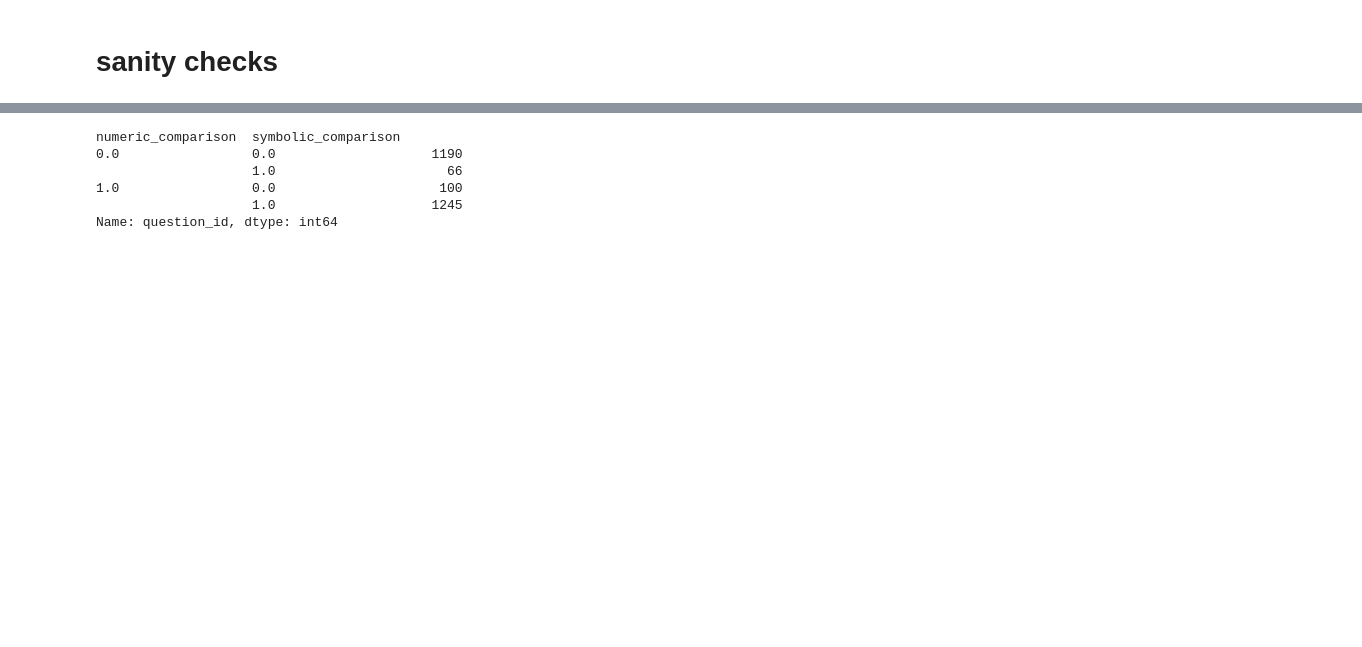
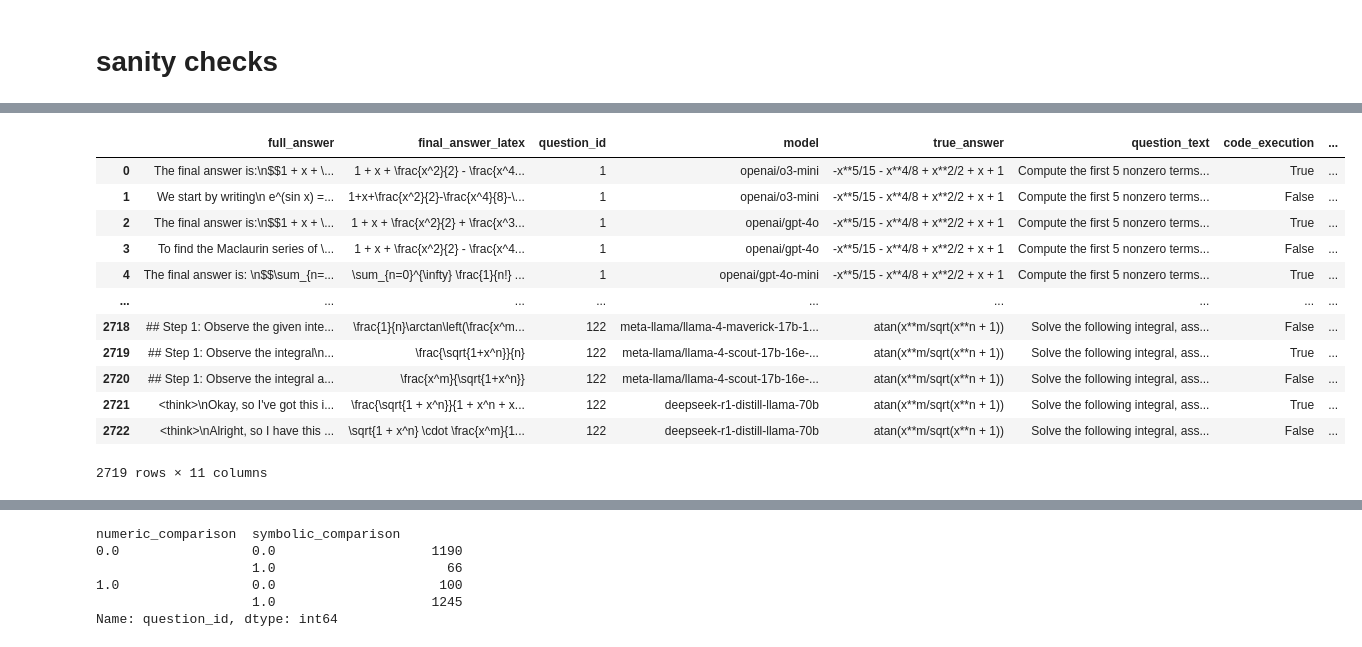
Before and after one commit to RamanujanMachine/ASyMOB, a Jupyter notebook: Test LLM answers - pipelined.ipynb, the cells around one changed output, grey strips where cells are left out. Cells and saved outputs as stored; diff of their text form; code cells hidden in the pictures; blank space fills up the shorter version.

```diff
--- a/Test LLM answers - pipelined.ipynb
+++ b/Test LLM answers - pipelined.ipynb
@@ -225,0 +182,16 @@ combined_df = pd.concat(dfs, ignore_index=True)
+# %%
+checked_results
+# %% [output]
+|  | full_answer | final_answer_latex | question_id | model | true_answer | question_text | code_execution | ... |
+| 0 | The final answer is:\n$$1 + x + \... | 1 + x + \frac{x^2}{2} - \frac{x^4... | 1 | openai/o3-mini | -x**5/15 - x**4/8 + x**2/2 + x + 1 | Compute the first 5 nonzero terms... | True | ... |
+| 1 | We start by writing\n e^(sin x) =... | 1+x+\frac{x^2}{2}-\frac{x^4}{8}-\... | 1 | openai/o3-mini | -x**5/15 - x**4/8 + x**2/2 + x + 1 | Compute the first 5 nonzero terms... | False | ... |
+| 2 | The final answer is:\n$$1 + x + \... | 1 + x + \frac{x^2}{2} + \frac{x^3... | 1 | openai/gpt-4o | -x**5/15 - x**4/8 + x**2/2 + x + 1 | Compute the first 5 nonzero terms... | True | ... |
+| 3 | To find the Maclaurin series of \... | 1 + x + \frac{x^2}{2} - \frac{x^4... | 1 | openai/gpt-4o | -x**5/15 - x**4/8 + x**2/2 + x + 1 | Compute the first 5 nonzero terms... | False | ... |
+| 4 | The final answer is: \n$$\sum_{n=... | \sum_{n=0}^{\infty} \frac{1}{n!} ... | 1 | openai/gpt-4o-mini | -x**5/15 - x**4/8 + x**2/2 + x + 1 | Compute the first 5 nonzero terms... | True | ... |
+| ... | ... | ... | ... | ... | ... | ... | ... | ... |
+| 2718 | ## Step 1: Observe the given inte... | \frac{1}{n}\arctan\left(\frac{x^m... | 122 | meta-llama/llama-4-maverick-17b-1... | atan(x**m/sqrt(x**n + 1)) | Solve the following integral, ass... | False | ... |
+| 2719 | ## Step 1: Observe the integral\n... | \frac{\sqrt{1+x^n}}{n} | 122 | meta-llama/llama-4-scout-17b-16e-... | atan(x**m/sqrt(x**n + 1)) | Solve the following integral, ass... | True | ... |
+| 2720 | ## Step 1: Observe the integral a... | \frac{x^m}{\sqrt{1+x^n}} | 122 | meta-llama/llama-4-scout-17b-16e-... | atan(x**m/sqrt(x**n + 1)) | Solve the following integral, ass... | False | ... |
+| 2721 | <think>\nOkay, so I've got this i... | \frac{\sqrt{1 + x^n}}{1 + x^n + x... | 122 | deepseek-r1-distill-llama-70b | atan(x**m/sqrt(x**n + 1)) | Solve the following integral, ass... | True | ... |
+| 2722 | <think>\nAlright, so I have this ... | \sqrt{1 + x^n} \cdot \frac{x^m}{1... | 122 | deepseek-r1-distill-llama-70b | atan(x**m/sqrt(x**n + 1)) | Solve the following integral, ass... | False | ... |
+2719 rows × 11 columns
```
Also changed, not shown: parts of 76 cells of this notebook, 4 other files.
